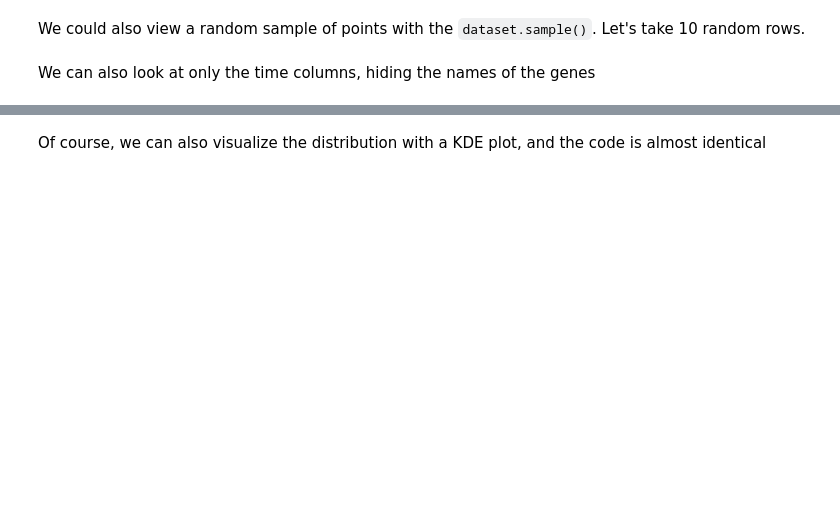
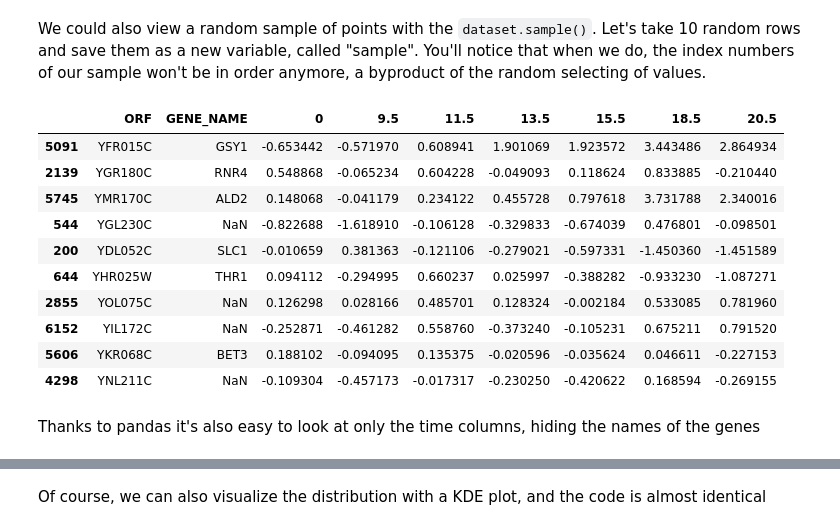
Before and after one commit to GSimkus/bioinformatics_tutorial_clustering, a Jupyter notebook: yeast_clustering_tutorial.ipynb, the cells around one changed output, grey strips where cells are left out. Saved outputs shown, nothing was run; the diff lists cells and outputs as text; code cells hidden in the pictures; blank space fills up the shorter version.

```diff
--- a/yeast_clustering_tutorial.ipynb
+++ b/yeast_clustering_tutorial.ipynb
@@ -69,9 +97,20 @@ dataset.head()
 # %% [markdown]
-We could also view a random sample of points with the `dataset.sample()`. Let's take 10 random rows.
+We could also view a random sample of points with the `dataset.sample()`. Let's take 10 random rows and save them as a new variable, called "sample". You'll notice that when we do, the index numbers of our sample won't be in order anymore, a byproduct of the random selecting of values.
 # %%
-sample = dataset.sample(10)
-sample
+dataset.sample(10)
+# %% [output]
+|  | ORF | GENE_NAME | 0 | 9.5 | 11.5 | 13.5 | 15.5 | 18.5 | 20.5 |
+| 5091 | YFR015C | GSY1 | -0.653442 | -0.571970 | 0.608941 | 1.901069 | 1.923572 | 3.443486 | 2.864934 |
+| 2139 | YGR180C | RNR4 | 0.548868 | -0.065234 | 0.604228 | -0.049093 | 0.118624 | 0.833885 | -0.210440 |
+| 5745 | YMR170C | ALD2 | 0.148068 | -0.041179 | 0.234122 | 0.455728 | 0.797618 | 3.731788 | 2.340016 |
+| 544 | YGL230C | NaN | -0.822688 | -1.618910 | -0.106128 | -0.329833 | -0.674039 | 0.476801 | -0.098501 |
+| 200 | YDL052C | SLC1 | -0.010659 | 0.381363 | -0.121106 | -0.279021 | -0.597331 | -1.450360 | -1.451589 |
+| 644 | YHR025W | THR1 | 0.094112 | -0.294995 | 0.660237 | 0.025997 | -0.388282 | -0.933230 | -1.087271 |
+| 2855 | YOL075C | NaN | 0.126298 | 0.028166 | 0.485701 | 0.128324 | -0.002184 | 0.533085 | 0.781960 |
+| 6152 | YIL172C | NaN | -0.252871 | -0.461282 | 0.558760 | -0.373240 | -0.105231 | 0.675211 | 0.791520 |
+| 5606 | YKR068C | BET3 | 0.188102 | -0.094095 | 0.135375 | -0.020596 | -0.035624 | 0.046611 | -0.227153 |
+| 4298 | YNL211C | NaN | -0.109304 | -0.457173 | -0.017317 | -0.230250 | -0.420622 | 0.168594 | -0.269155 |
 # %% [markdown]
-We can also look at only the time columns, hiding the names of the genes
+Thanks to pandas it's also easy to look at only the time columns, hiding the names of the genes
 # %%
 timepoints = ["0", "9.5", "11.5", "13.5", "15.5", "18.5", "20.5"]
```
Also changed, not shown: parts of 61 cells of this notebook.
